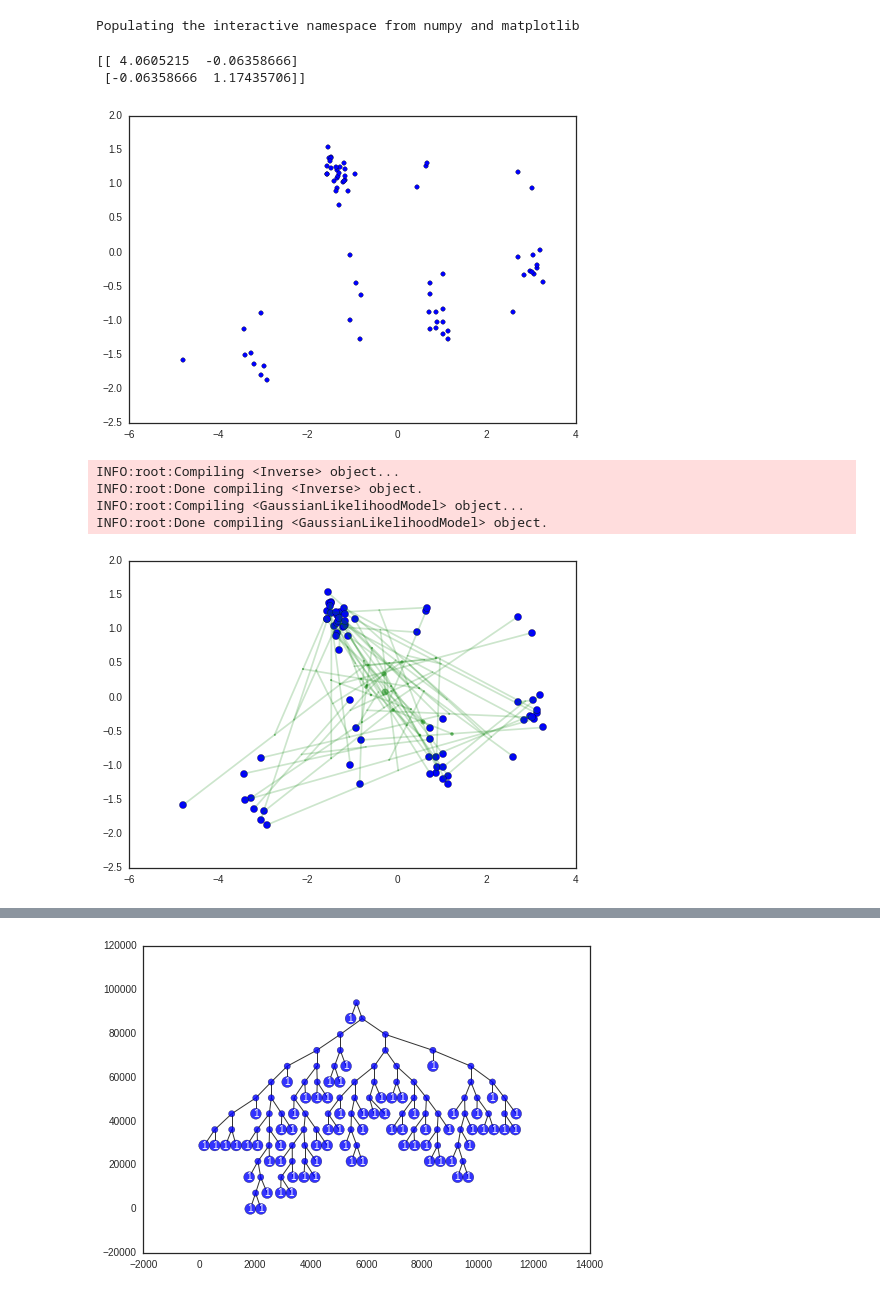
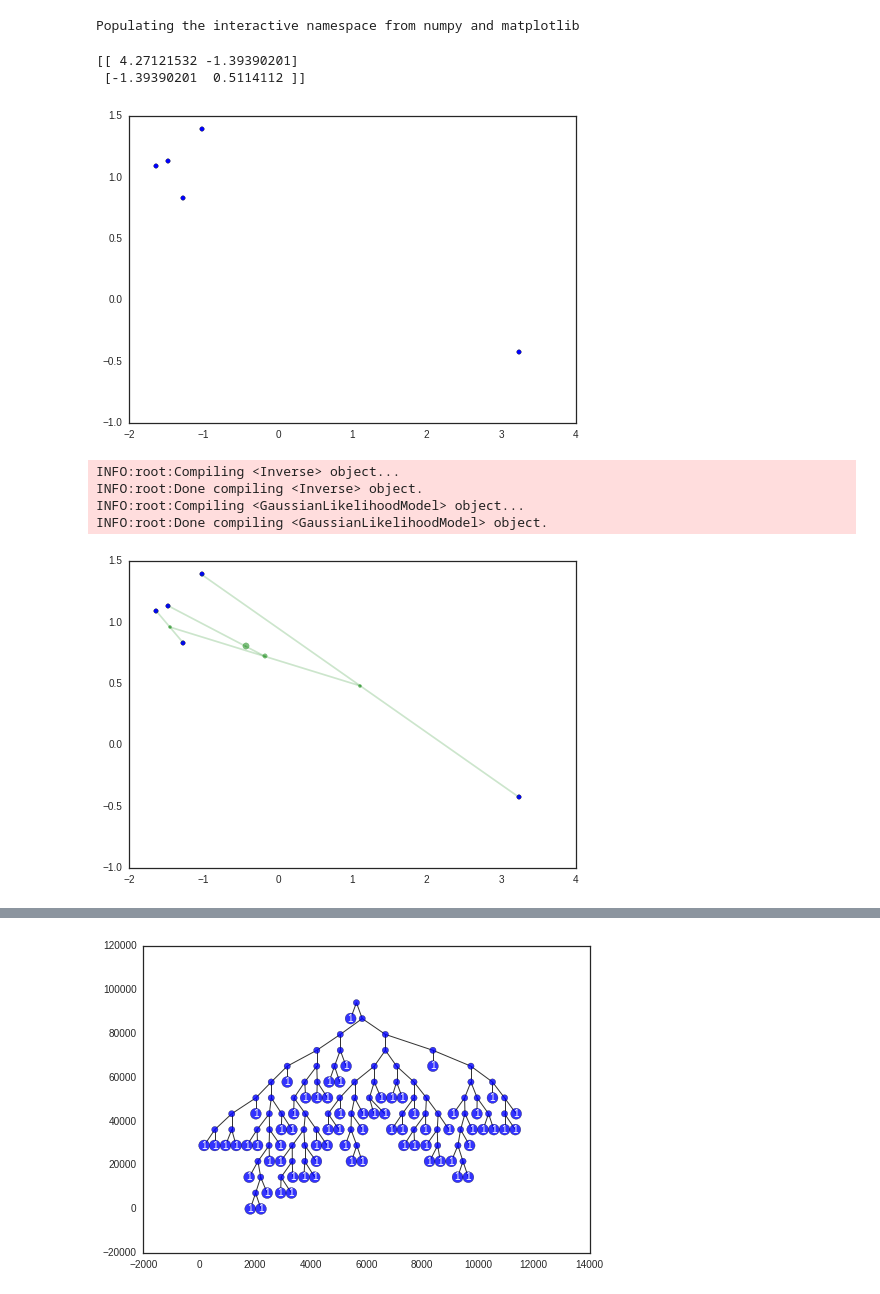
Before and after one commit to sharadmv/trees, a Jupyter notebook: experiments/DDT Demo.ipynb, the cells around one changed output, grey strips where cells are left out. Cells and saved outputs as stored; diff of their text form; code cells hidden in the pictures.

```diff
--- a/experiments/DDT Demo.ipynb
+++ b/experiments/DDT Demo.ipynb
@@ -19,49 +19,49 @@ X, y = trees.data.load('zoo')
 pca = PCA(n_components=2)
 X = pca.fit_transform(X)
 X += np.random.normal(scale=.15, size=X.shape)
-X = X[0:70]
-y = y[0:70]
+X = X[:5]
+y = y[:5]
 print np.cov(X.T)
 N, D = X.shape
 scatter(*X.T);
 # %% [output]
-[[ 4.0605215  -0.06358666]
- [-0.06358666  1.17435706]]
+[[ 4.27121532 -1.39390201]
+ [-1.39390201  0.5114112 ]]
-[figure, old version]
+[figure, new version]
 # %%
 df = Inverse(c=1)
 
-lm = GaussianLikelihoodModel(sigma=np.cov(X.T) / 6.0, sigma0=np.eye(D) / 2.0, mu0=X.mean(axis=0)).compile()
+lm = GaussianLikelihoodModel(sigma=np.cov(X.T) / 4.0, sigma0=np.eye(D) / 2.0, mu0=X.mean(axis=0)).compile()
 sampler = MetropolisHastingsSampler(DirichletDiffusionTree(df, lm), X)
 sampler.initialize_assignments()
 
 def iterate(n_iters):
     lls = []
     for i in tqdm(xrange(n_iters)):
         old_ddt = sampler.ddt
         sampler.sample()
         lls.append(sampler.ddt.marg_log_likelihood())
         #if old_ddt != gs.ddt:
         #    logging.info("Iteration %u: %f (accept)" % (i, gs.ddt.log_likelihood()))
         #else:
         #    logging.info("Iteration %u: %f (reject)" % (i, gs.ddt.log_likelihood()))
     return lls
 def plot_tree(ddt):
-    scatter(*X.T, s=50)
+    scatter(*X.T)
     def plot_node(node, size=40):
         if isinstance(node, Leaf):
             return
         scatter(*node.state, color='g', alpha=0.5,s=size)
         for child in node.children:
             plot(*zip(node.state, child.state), color='g', alpha=0.2)
             plot_node(child, size=size/2)
     plot_node(ddt.root)
 plt.figure()
 plot_tree(sampler.ddt)
 # %% [output]
 INFO:root:Compiling <Inverse> object...
 INFO:root:Done compiling <Inverse> object.
 INFO:root:Compiling <GaussianLikelihoodModel> object...
 INFO:root:Done compiling <GaussianLikelihoodModel> object.
-[figure, old version]
+[figure, new version]
 # %%
```
Also changed, not shown: parts of 3 cells of this notebook, 25 other files.
